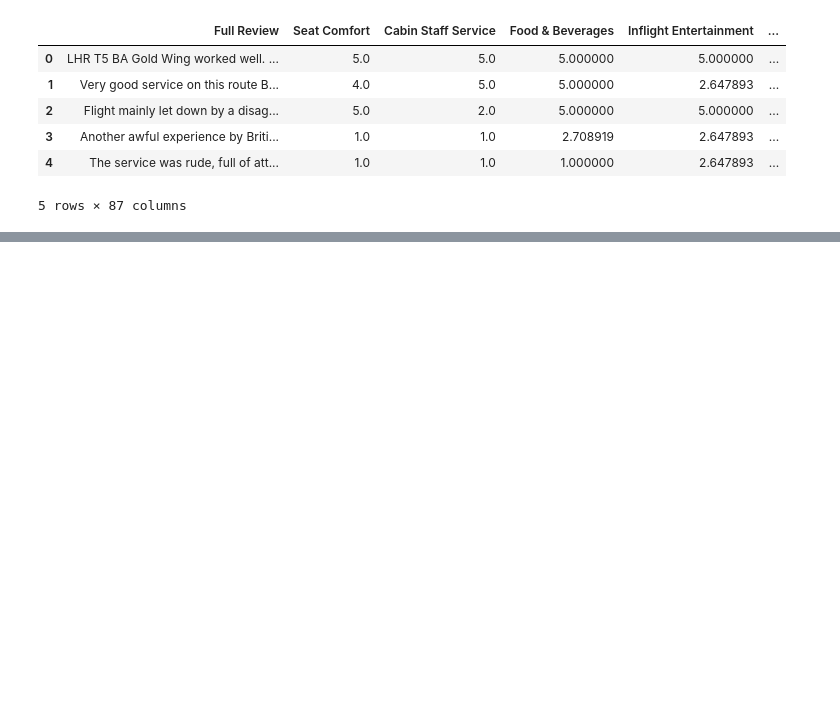
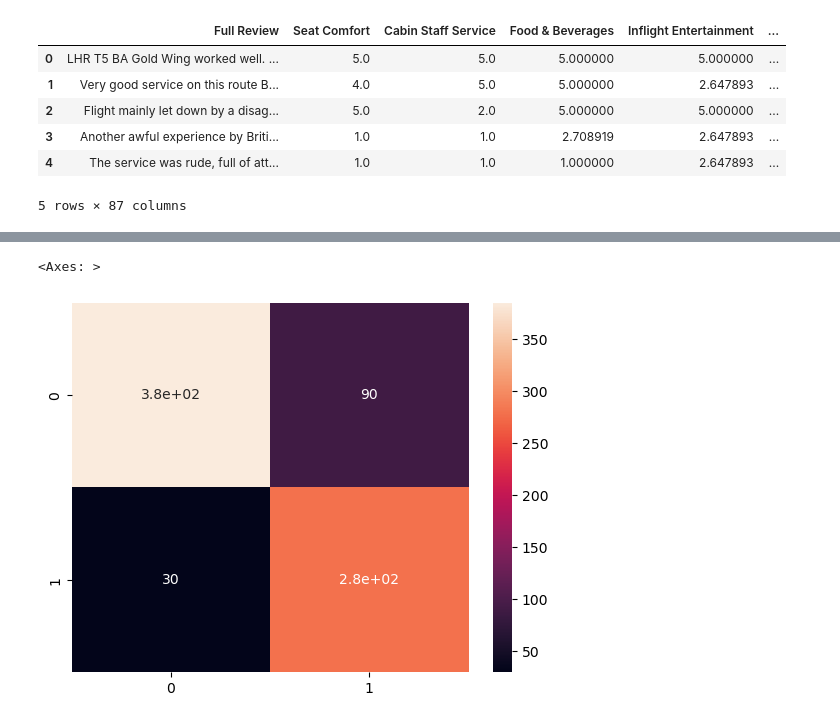
Before and after one commit to ranjansinghds/British-Airways-Job-Simulation, a Jupyter notebook: British_Airways_Task1.ipynb, the cells around one changed output, grey strips where cells are left out. Cells and saved outputs as stored; diff of their text form; code cells hidden in the pictures; blank space fills up the shorter version.

```diff
--- a/British_Airways_Task1.ipynb
+++ b/British_Airways_Task1.ipynb
@@ -559,0 +684,2 @@ british_airways_df.head()
+# %%
+X = reviews_df.drop(['Recommended'], axis=1)
@@ -559,0 +728,7 @@ british_airways_df.head()
+# %%
+y_predict_test = NB_classifier.predict(X_test)
+cm = confusion_matrix(y_test, y_predict_test)
+sns.heatmap(cm, annot=True)
+# %% [output]
+<Axes: >
+[figure, added]
```
Also changed, not shown: parts of 43 cells of this notebook, 1 other file.
